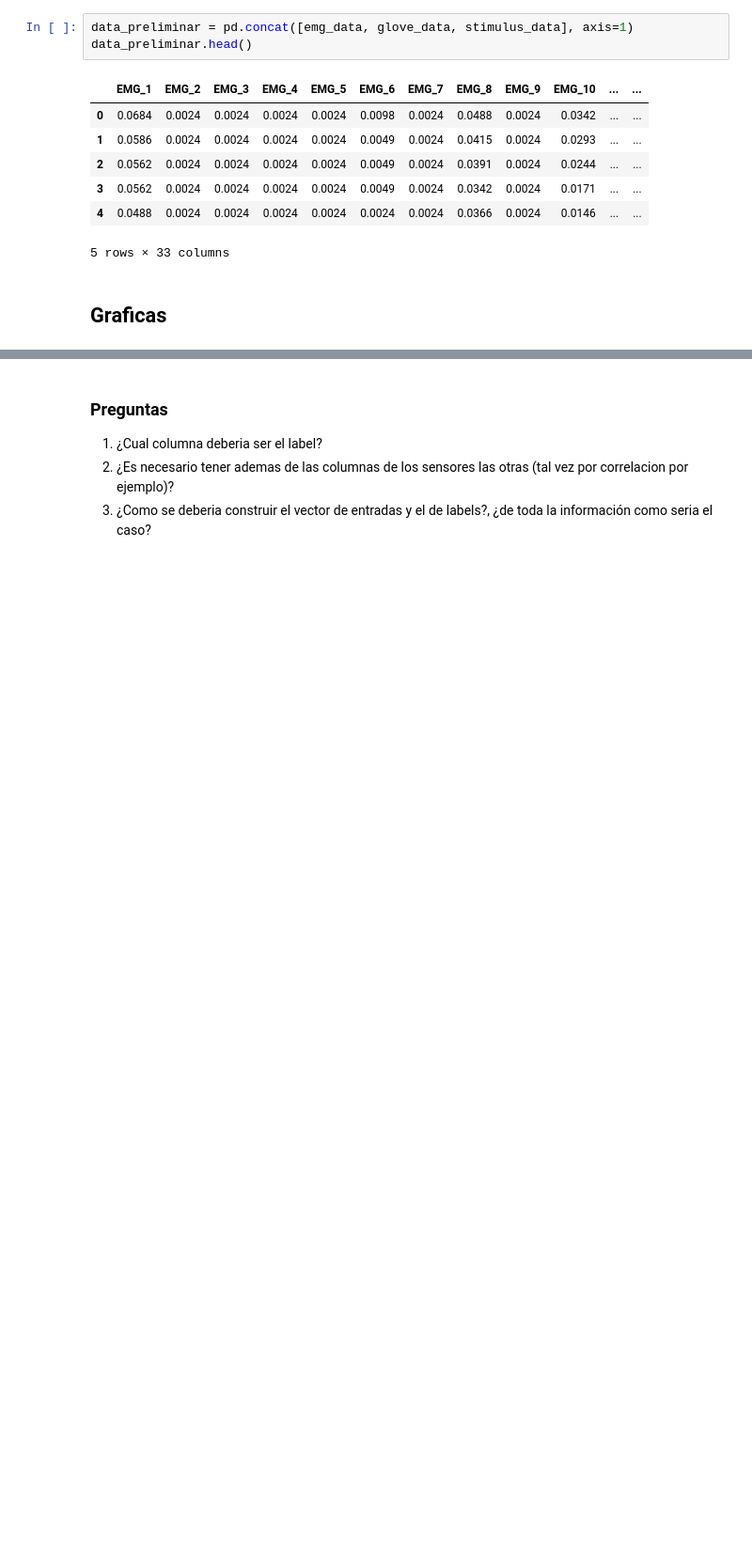
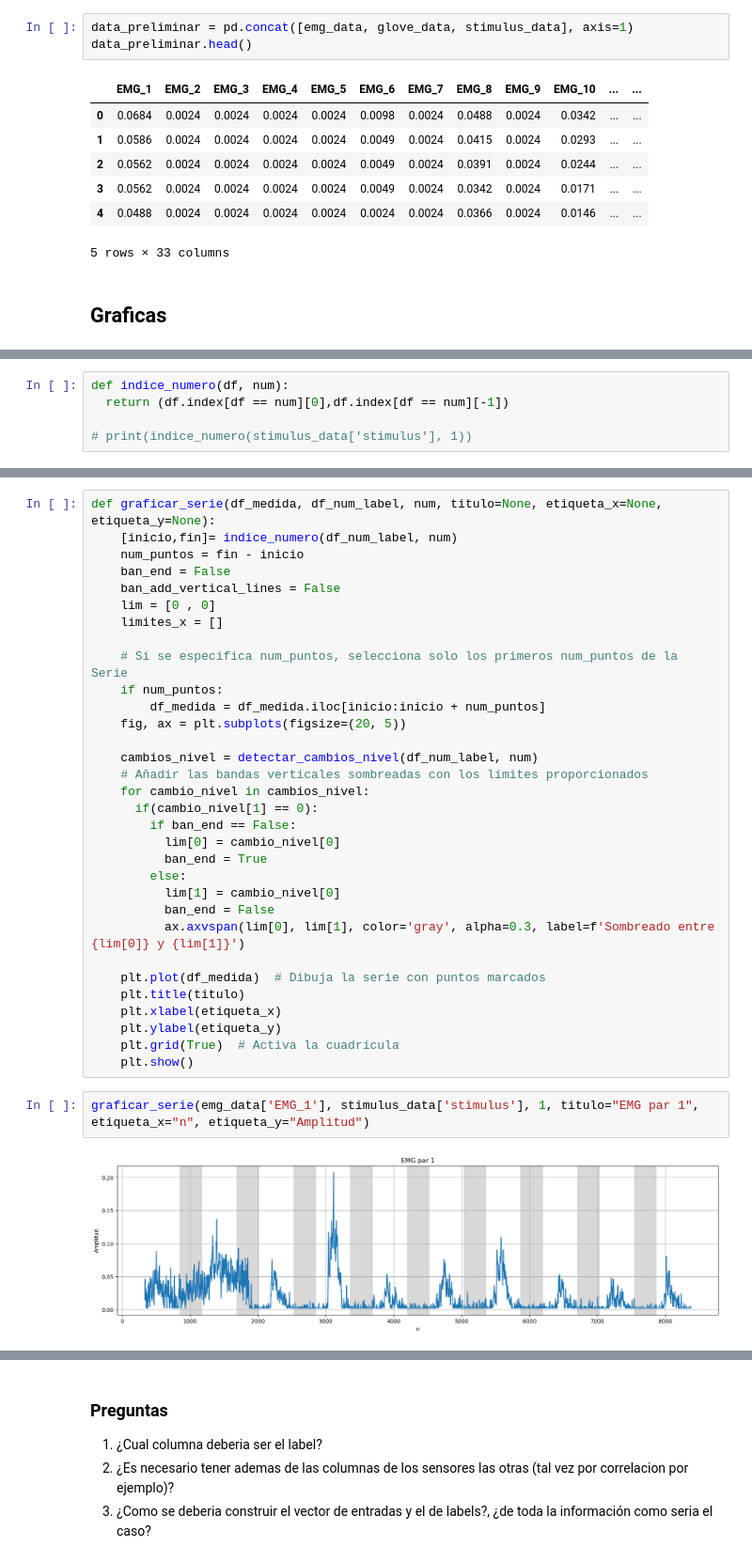
Before and after one commit to repos-especializacion-UdeA/aprendizaje_automatico1, a Jupyter notebook: dataset/notebooks_ensayo/exploracion_registro_mat.ipynb, the cells around one changed output, grey strips where cells are left out. Shown: that part at 94% size. Cells and saved outputs as stored; diff of their text form; blank space fills up the shorter version.

Commit message:
Actualizando graficas

```diff
--- a/dataset/notebooks_ensayo/exploracion_registro_mat.ipynb
+++ b/dataset/notebooks_ensayo/exploracion_registro_mat.ipynb
@@ -216,0 +209,5 @@ Por lo menos en este caso no se encontro (o por lo menos no se entendio como obt
+# %%
+def indice_numero(df, num):
+  return (df.index[df == num][0],df.index[df == num][-1])
+
+# print(indice_numero(stimulus_data['stimulus'], 1))
@@ -216,0 +229,36 @@ Por lo menos en este caso no se encontro (o por lo menos no se entendio como obt
+# %%
+def graficar_serie(df_medida, df_num_label, num, titulo=None, etiqueta_x=None, etiqueta_y=None):
+    [inicio,fin]= indice_numero(df_num_label, num)
+    num_puntos = fin - inicio
+    ban_end = False
+    ban_add_vertical_lines = False
+    lim = [0 , 0]
+    limites_x = []
+
+    # Si se especifica num_puntos, selecciona solo los primeros num_puntos de la Serie
+    if num_puntos:
+        df_medida = df_medida.iloc[inicio:inicio + num_puntos]
+    fig, ax = plt.subplots(figsize=(20, 5))
+
+    cambios_nivel = detectar_cambios_nivel(df_num_label, num)
+    # Añadir las bandas verticales sombreadas con los límites proporcionados
+    for cambio_nivel in cambios_nivel:
+      if(cambio_nivel[1] == 0):
+        if ban_end == False:
+          lim[0] = cambio_nivel[0]
+          ban_end = True
+        else:
+          lim[1] = cambio_nivel[0]
+          ban_end = False
+          ax.axvspan(lim[0], lim[1], color='gray', alpha=0.3, label=f'Sombreado entre {lim[0]} y {lim[1]}')
+
+    plt.plot(df_medida)  # Dibuja la serie con puntos marcados
+    plt.title(titulo)
+    plt.xlabel(etiqueta_x)
+    plt.ylabel(etiqueta_y)
+    plt.grid(True)  # Activa la cuadrícula
+    plt.show()
+# %%
+graficar_serie(emg_data['EMG_1'], stimulus_data['stimulus'], 1, titulo="EMG par 1", etiqueta_x="n", etiqueta_y="Amplitud")
+# %% [output]
+[figure, added]
```
Also changed, not shown: parts of 6 cells of this notebook.
